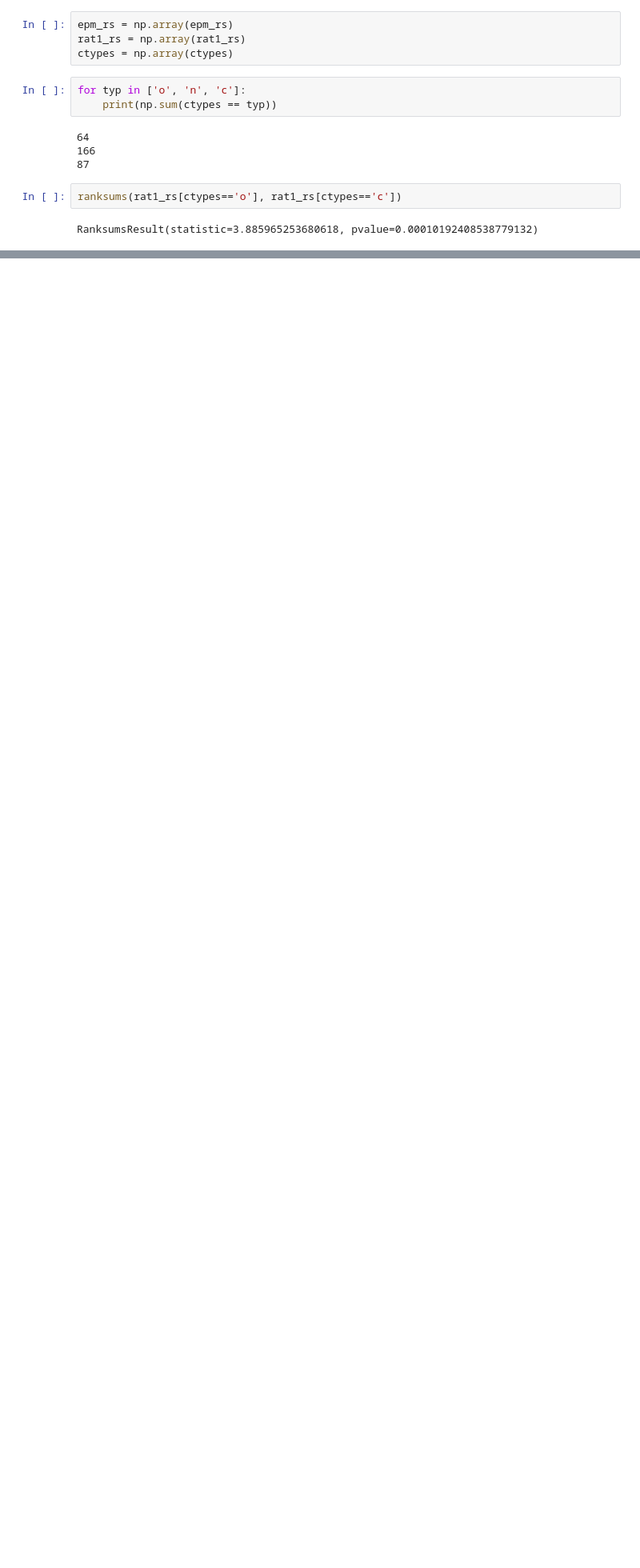
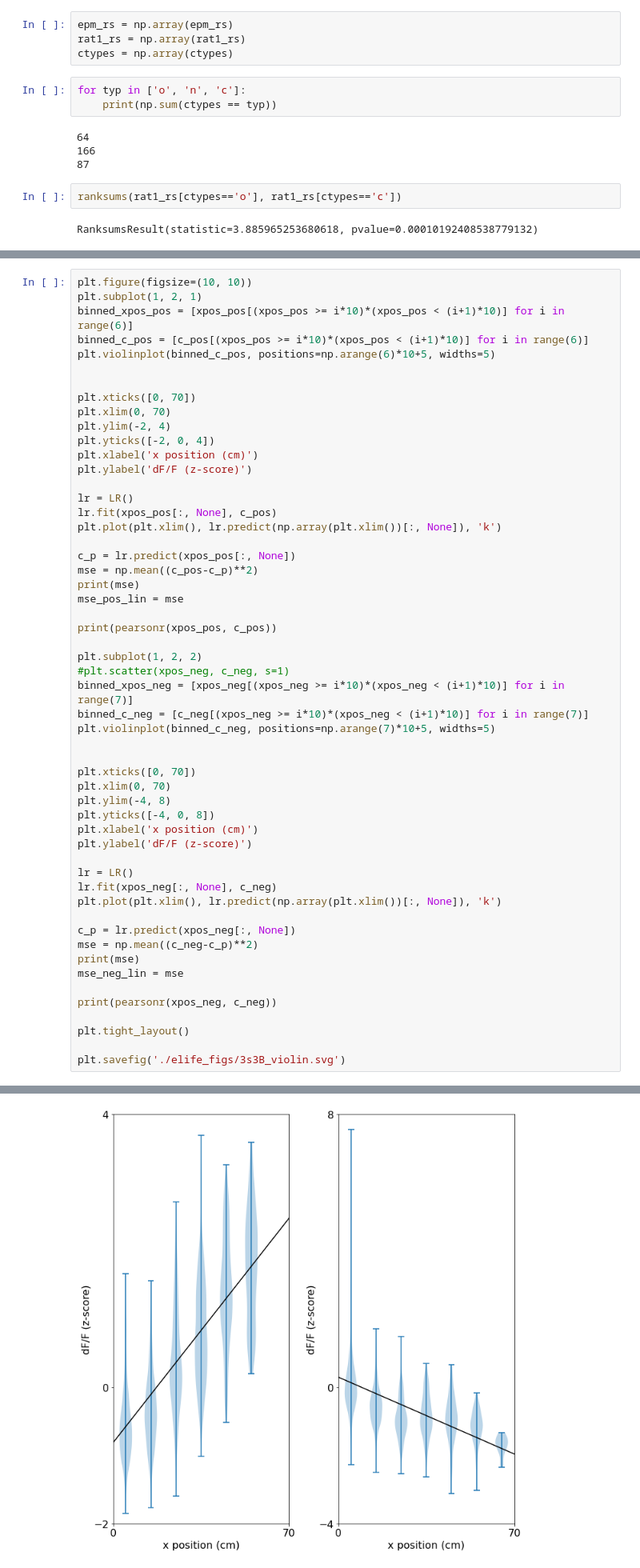
Before and after one commit to johannes-lee/eLife_dPAG-ensembles-represent-approach-and-avoidance-states, a Jupyter notebook: elife_3s3B_3s3C.ipynb, the cells around one changed output, grey strips where cells are left out. Shown: that part at 80% size. Drawn from its saved outputs; the diff is of its cells as text; blank space fills up the shorter version.

```diff
--- a/elife_3s3B_3s3C.ipynb
+++ b/elife_3s3B_3s3C.ipynb
@@ -99,0 +123,55 @@ plt.savefig('./elife_figs/3s3B.svg')
+# %%
+plt.figure(figsize=(10, 10))
+plt.subplot(1, 2, 1)
+binned_xpos_pos = [xpos_pos[(xpos_pos >= i*10)*(xpos_pos < (i+1)*10)] for i in range(6)]
+binned_c_pos = [c_pos[(xpos_pos >= i*10)*(xpos_pos < (i+1)*10)] for i in range(6)]
+plt.violinplot(binned_c_pos, positions=np.arange(6)*10+5, widths=5)
+
+
+plt.xticks([0, 70])
+plt.xlim(0, 70)
+plt.ylim(-2, 4)
+plt.yticks([-2, 0, 4])
+plt.xlabel('x position (cm)')
+plt.ylabel('dF/F (z-score)')
+
+lr = LR()
+lr.fit(xpos_pos[:, None], c_pos)
+plt.plot(plt.xlim(), lr.predict(np.array(plt.xlim())[:, None]), 'k')
+
+c_p = lr.predict(xpos_pos[:, None])
+mse = np.mean((c_pos-c_p)**2)
+print(mse)
+mse_pos_lin = mse
+
+print(pearsonr(xpos_pos, c_pos))
+
+plt.subplot(1, 2, 2)
+#plt.scatter(xpos_neg, c_neg, s=1)
+binned_xpos_neg = [xpos_neg[(xpos_neg >= i*10)*(xpos_neg < (i+1)*10)] for i in range(7)]
+binned_c_neg = [c_neg[(xpos_neg >= i*10)*(xpos_neg < (i+1)*10)] for i in range(7)]
+plt.violinplot(binned_c_neg, positions=np.arange(7)*10+5, widths=5)
+
+
+plt.xticks([0, 70])
+plt.xlim(0, 70)
+plt.ylim(-4, 8)
+plt.yticks([-4, 0, 8])
+plt.xlabel('x position (cm)')
+plt.ylabel('dF/F (z-score)')
+
+lr = LR()
+lr.fit(xpos_neg[:, None], c_neg)
+plt.plot(plt.xlim(), lr.predict(np.array(plt.xlim())[:, None]), 'k')
+
+c_p = lr.predict(xpos_neg[:, None])
+mse = np.mean((c_neg-c_p)**2)
+print(mse)
+mse_neg_lin = mse
+
+print(pearsonr(xpos_neg, c_neg))
+
+plt.tight_layout()
+
+plt.savefig('./elife_figs/3s3B_violin.svg')
+# %% [output]
@@ -99,0 +182 @@ plt.savefig('./elife_figs/3s3B.svg')
+[figure, added]
```
Also changed, not shown: parts of 19 cells of this notebook, 15 other files.
